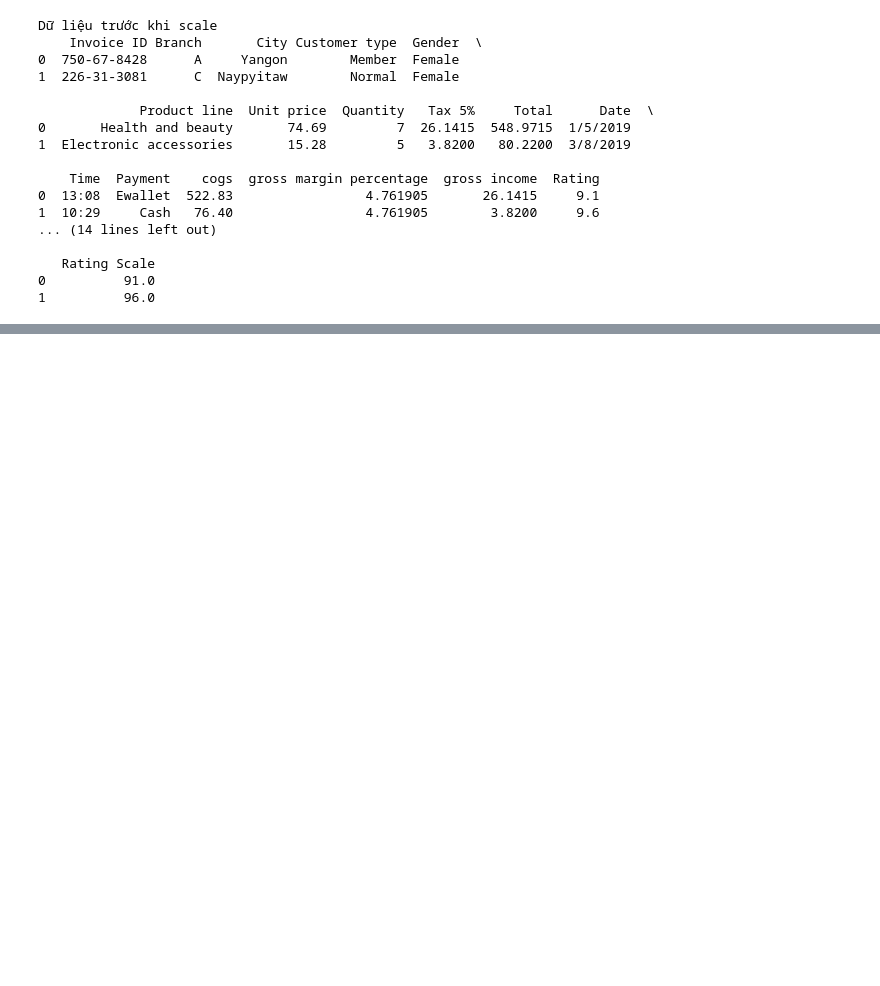
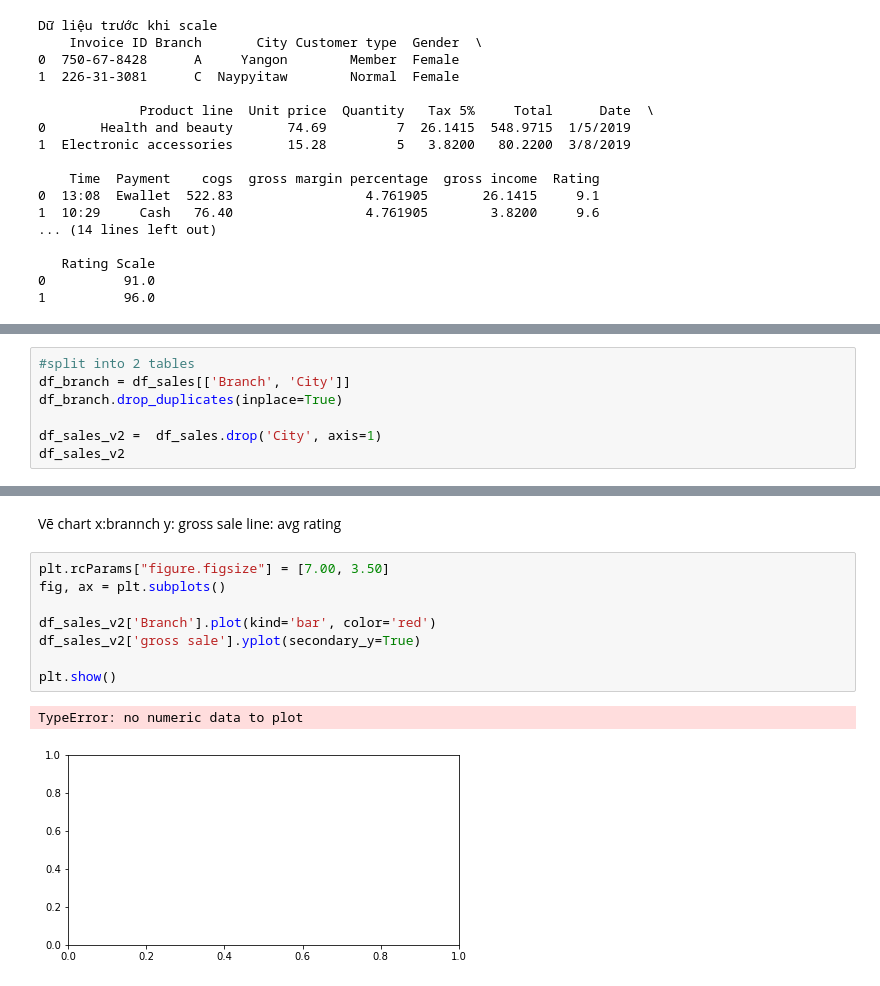
Before and after one commit to ndthanhthuyf11/Course_DA_With_R-Python, a Jupyter notebook: TroGiang/TroGiang_Buoi1.ipynb, the cells around one changed output, grey strips where cells are left out. Cells and saved outputs as stored; diff of their text form; blank space fills up the shorter version.

```diff
--- a/TroGiang/TroGiang_Buoi1.ipynb
+++ b/TroGiang/TroGiang_Buoi1.ipynb
@@ -134,3 +136,10 @@ df_sales[(df_sales['Branch']=='A') | (df_sales['City']=='Yangon')]
 | 998 | 347-56-2442 | A | Yangon | Normal | Male | Home and lifestyle | 65.82 | 1 | 3.2910 | ... |
 | 999 | 849-09-3807 | A | Yangon | Member | Female | Fashion accessories | 88.34 | 7 | 30.9190 | ... |
 340 rows × 18 columns
+# %%
+#split into 2 tables
+df_branch = df_sales[['Branch', 'City']]
+df_branch.drop_duplicates(inplace=True)
+
+df_sales_v2 =  df_sales.drop('City', axis=1)
+df_sales_v2
@@ -136,0 +181,16 @@ df_sales[(df_sales['Branch']=='A') | (df_sales['City']=='Yangon')]
+# %% [markdown]
+Vẽ chart
+x:brannch
+y: gross sale
+line: avg rating
+# %%
+plt.rcParams["figure.figsize"] = [7.00, 3.50]
+fig, ax = plt.subplots()
+
+df_sales_v2['Branch'].plot(kind='bar', color='red')
+df_sales_v2['gross sale'].yplot(secondary_y=True)
+
+plt.show()
+# %% [output]
+TypeError: no numeric data to plot
+[figure, added]
```
Also changed, not shown: parts of 4 cells of this notebook.
